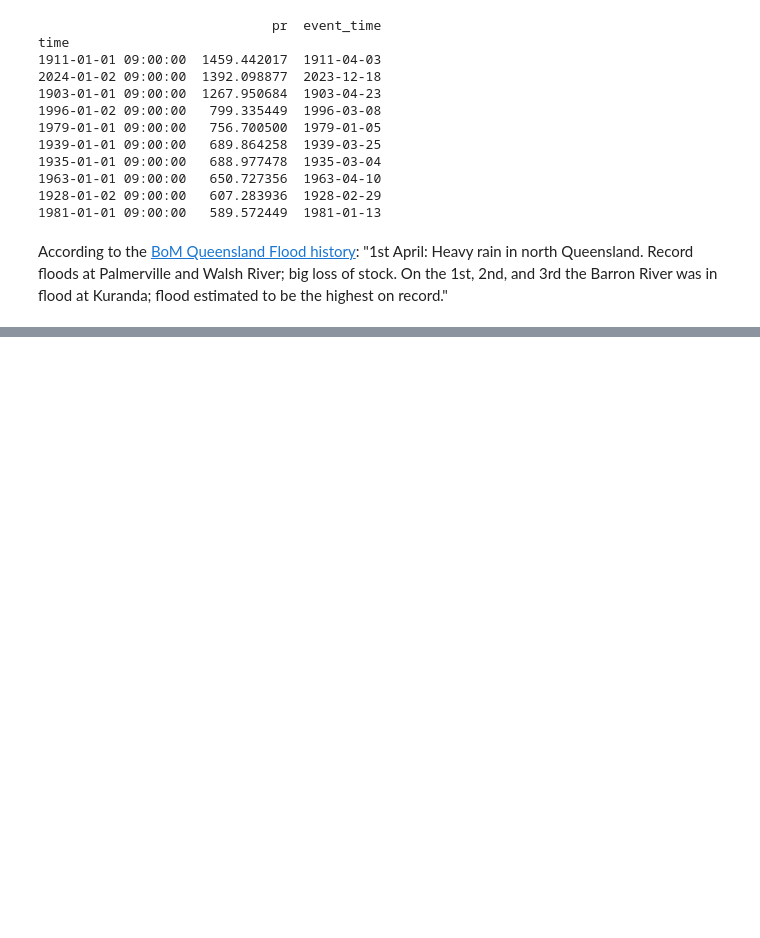
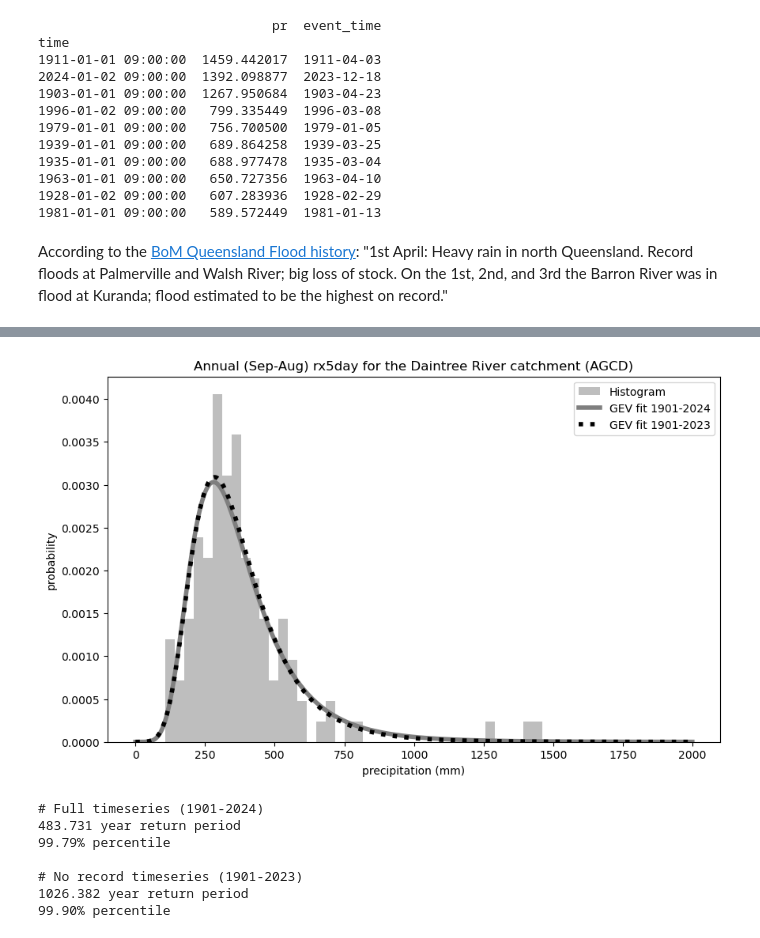
Before and after one commit to stellema/tc-jasper, a Jupyter notebook: rx5day_daintree.ipynb, the cells around one changed output, grey strips where cells are left out. Saved outputs shown, nothing was run; the diff lists cells and outputs as text; code cells hidden in the pictures; blank space fills up the shorter version.

Commit message:
Add GEV and 1911 analysis

```diff
--- a/rx5day_daintree.ipynb
+++ b/rx5day_daintree.ipynb
@@ -73,38 +126,42 @@ print(f'{event_percentile:.2f}% percentile\n')
 # %%
-# GEV analysis
-
-gev23_shape, gev23_loc, gev23_scale = eva.fit_gev(ds.values)
-gev22_shape, gev22_loc, gev22_scale = eva.fit_gev(ds.values[:-1])
-
 fig, ax = plt.subplots(figsize=[10, 6])
-gev_xvals = np.arange(0, 700)
-ds.plot.hist(bins=40, density=True, color='tab:gray', alpha=0.5, label='Histogram')
+gev_xvals = np.arange(0, 2000)
+ds['pr'].plot.hist(bins=40, density=True, color='tab:gray', alpha=0.5, label='Histogram')
 gev23_pdf = gev.pdf(gev_xvals, gev23_shape, gev23_loc, gev23_scale)
-plt.plot(gev_xvals, gev22_pdf, color='tab:gray', linewidth=4.0, label='GEV fit 1900-2022')
+plt.plot(gev_xvals, gev23_pdf, color='tab:gray', linewidth=4.0, label='GEV fit 1901-2024')
 gev22_pdf = gev.pdf(gev_xvals, gev22_shape, gev22_loc, gev22_scale)
-plt.plot(gev_xvals, gev21_pdf, color='black', linewidth=4.0, linestyle=':', label='GEV fit 1900-2021')
+plt.plot(gev_xvals, gev22_pdf, color='black', linewidth=4.0, linestyle=':', label='GEV fit 1901-2023')
 plt.xlabel('precipitation (mm)')
 plt.ylabel('probability')
 plt.title(f'Annual (Sep-Aug) rx5day for the Daintree River catchment (AGCD)')
-plt.xlim(0, 500)
+#plt.xlim(0, 500)
 plt.legend()
 #plt.savefig(
 #    '/g/data/xv83/dbi599/tc-jasper/figures/rx5day_histogram_AGCD_daintree-river.png',
 #    bbox_inches='tight',
 #    facecolor='white',
 #)
 plt.show()
 
-event23_probability = gev.sf(event, gev23_shape, loc=gev23_loc, scale=gev23_scale)
+event23_probability = gev.sf(rx5day_2023, gev23_shape, loc=gev23_loc, scale=gev23_scale)
 event23_return_period = 1. / event23_probability
 event23_percentile = (1 - event23_probability) * 100
-print('# Full timeseries (1900-2023)')
+print('# Full timeseries (1901-2024)')
 print(f'{event23_return_period:.3f} year return period')
 print(f'{event23_percentile:.2f}% percentile\n')
 
-event22_probability = gev.sf(event, gev22_shape, loc=gev22_loc, scale=gev22_scale)
+event22_probability = gev.sf(rx5day_2023, gev22_shape, loc=gev22_loc, scale=gev22_scale)
 event22_return_period = 1. / event22_probability
 event22_percentile = (1 - event22_probability) * 100
-print('# No record timeseries (1900-2022)')
+print('# No record timeseries (1901-2023)')
 print(f'{event22_return_period:.3f} year return period')
 print(f'{event22_percentile:.2f}% percentile')
+# %% [output]
+[figure, added]
+# Full timeseries (1901-2024)
+483.731 year return period
+99.79% percentile
+
+# No record timeseries (1901-2023)
+1026.382 year return period
+99.90% percentile
```
Also changed, not shown: parts of 9 cells of this notebook, 2 other files.
